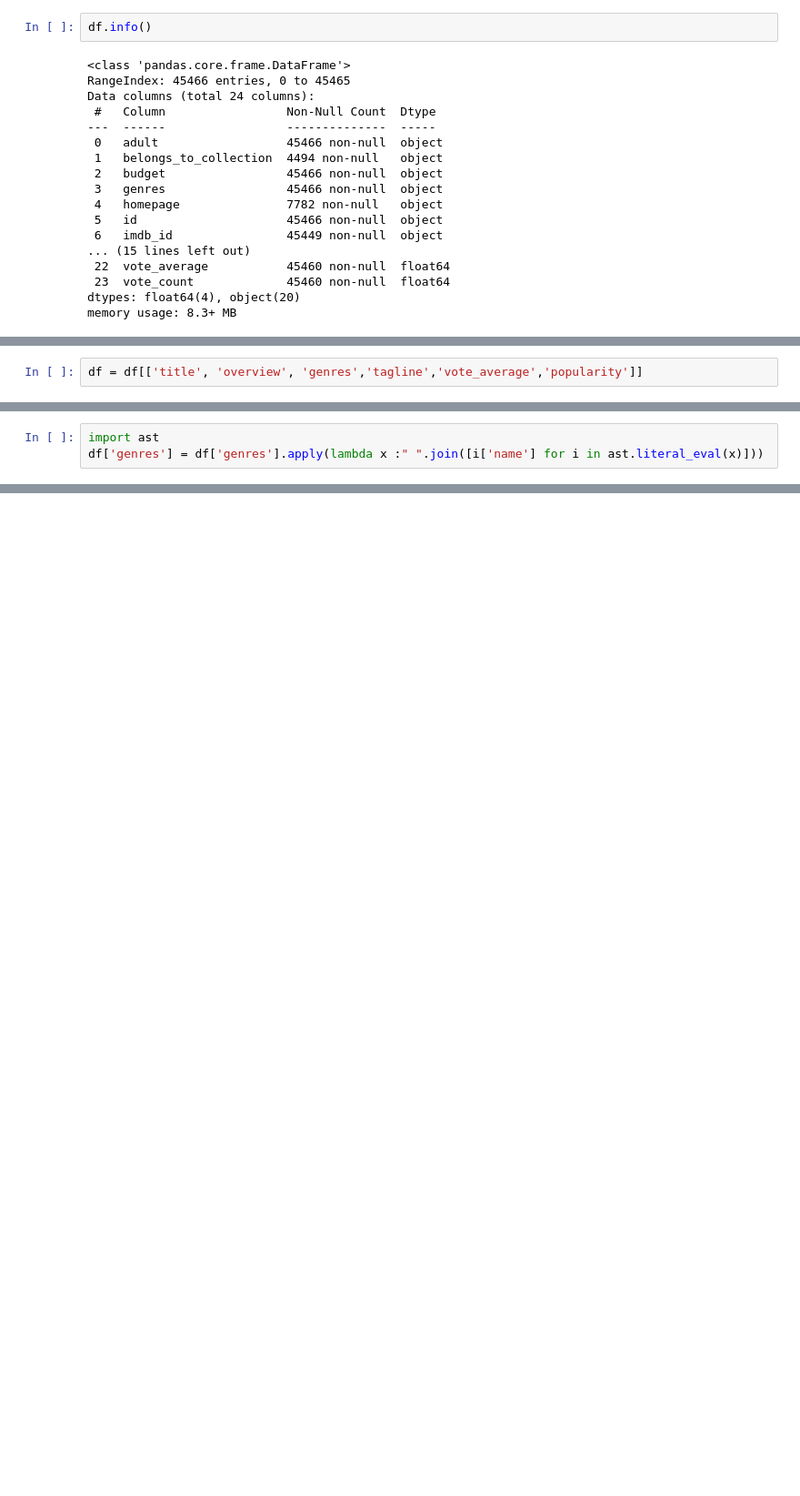
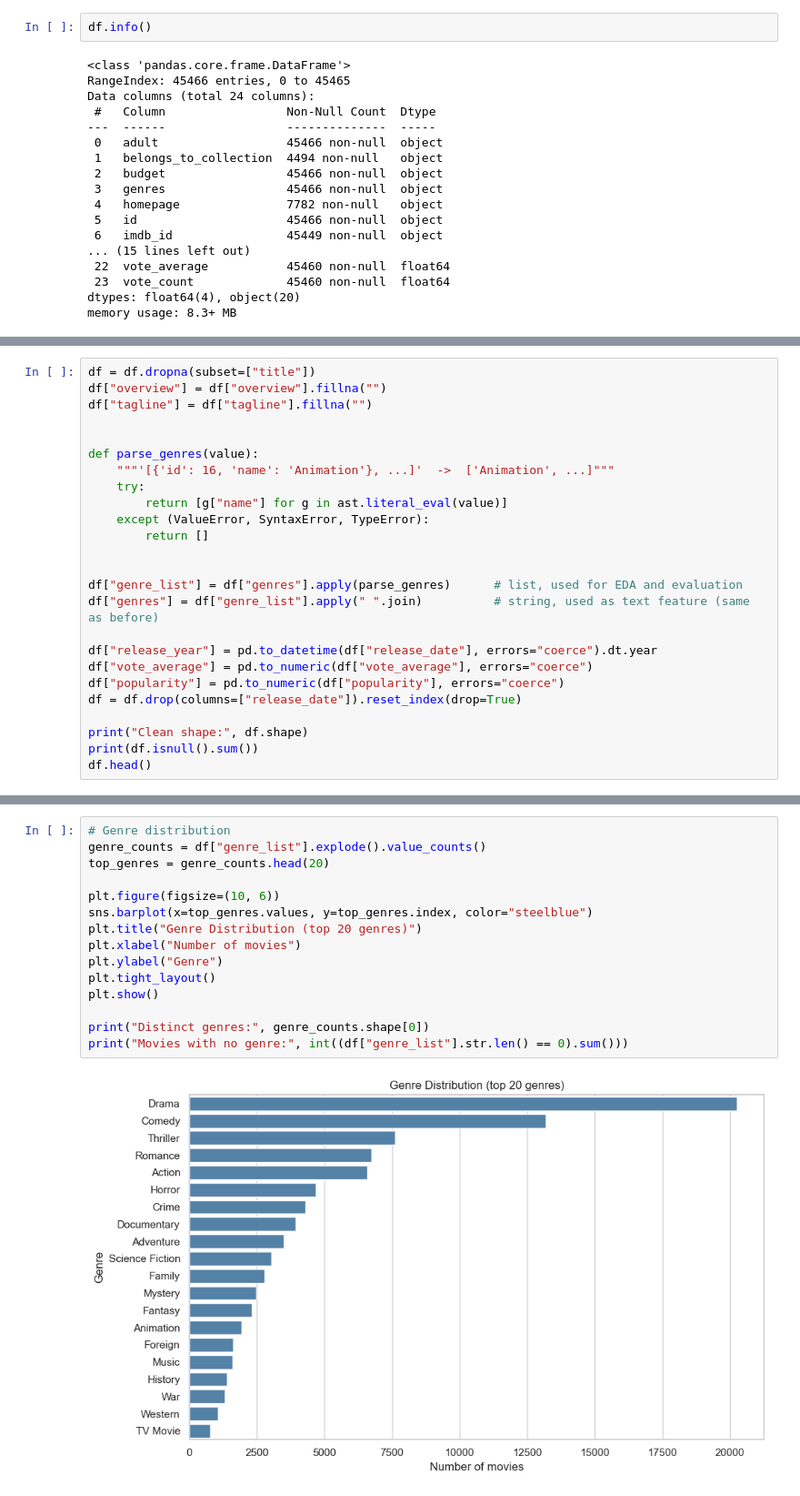
Before and after one commit to Prashantdhond/Movie-Recommender-ML-Project, a Jupyter notebook: Model/movies.ipynb, the cells around one changed output, grey strips where cells are left out. Shown at 91% size. Drawn from its saved outputs; the diff is of its cells as text; blank space fills up the shorter version.

```diff
--- a/Model/movies.ipynb
+++ b/Model/movies.ipynb
@@ -76,2 +92,0 @@ df = df.drop_duplicates().reset_index(drop = True)
-# %%
-df = df[['title', 'overview', 'genres','tagline','vote_average','popularity']]
@@ -112,3 +92,0 @@ df.iloc[0]['genres']
-# %%
-import ast
-df['genres'] = df['genres'].apply(lambda x :" ".join([i['name'] for i in ast.literal_eval(x)]))
@@ -291,0 +114,25 @@ with open("indices.pkl", "wb") as f:
+# %%
+df = df.dropna(subset=["title"])
+df["overview"] = df["overview"].fillna("")
+df["tagline"] = df["tagline"].fillna("")
+
+
+def parse_genres(value):
+    """'[{'id': 16, 'name': 'Animation'}, ...]'  ->  ['Animation', ...]"""
+    try:
+        return [g["name"] for g in ast.literal_eval(value)]
+    except (ValueError, SyntaxError, TypeError):
+        return []
+
+
+df["genre_list"] = df["genres"].apply(parse_genres)      # list, used for EDA and evaluation
+df["genres"] = df["genre_list"].apply(" ".join)          # string, used as text feature (same as before)
+
+df["release_year"] = pd.to_datetime(df["release_date"], errors="coerce").dt.year
+df["vote_average"] = pd.to_numeric(df["vote_average"], errors="coerce")
+df["popularity"] = pd.to_numeric(df["popularity"], errors="coerce")
+df = df.drop(columns=["release_date"]).reset_index(drop=True)
+
+print("Clean shape:", df.shape)
+print(df.isnull().sum())
+df.head()
@@ -291,0 +158,17 @@ with open("indices.pkl", "wb") as f:
+# %%
+# Genre distribution
+genre_counts = df["genre_list"].explode().value_counts()
+top_genres = genre_counts.head(20)
+
+plt.figure(figsize=(10, 6))
+sns.barplot(x=top_genres.values, y=top_genres.index, color="steelblue")
+plt.title("Genre Distribution (top 20 genres)")
+plt.xlabel("Number of movies")
+plt.ylabel("Genre")
+plt.tight_layout()
+plt.show()
+
+print("Distinct genres:", genre_counts.shape[0])
+print("Movies with no genre:", int((df["genre_list"].str.len() == 0).sum()))
+# %% [output]
+[figure, added]
```
Also changed, not shown: parts of 75 cells of this notebook, 8 other files.
